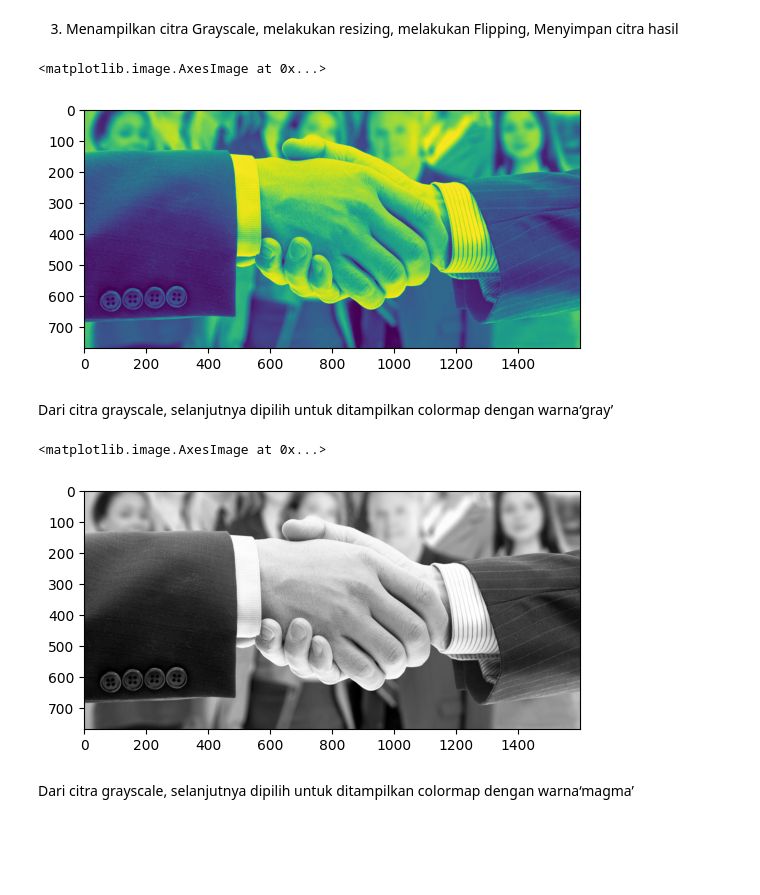
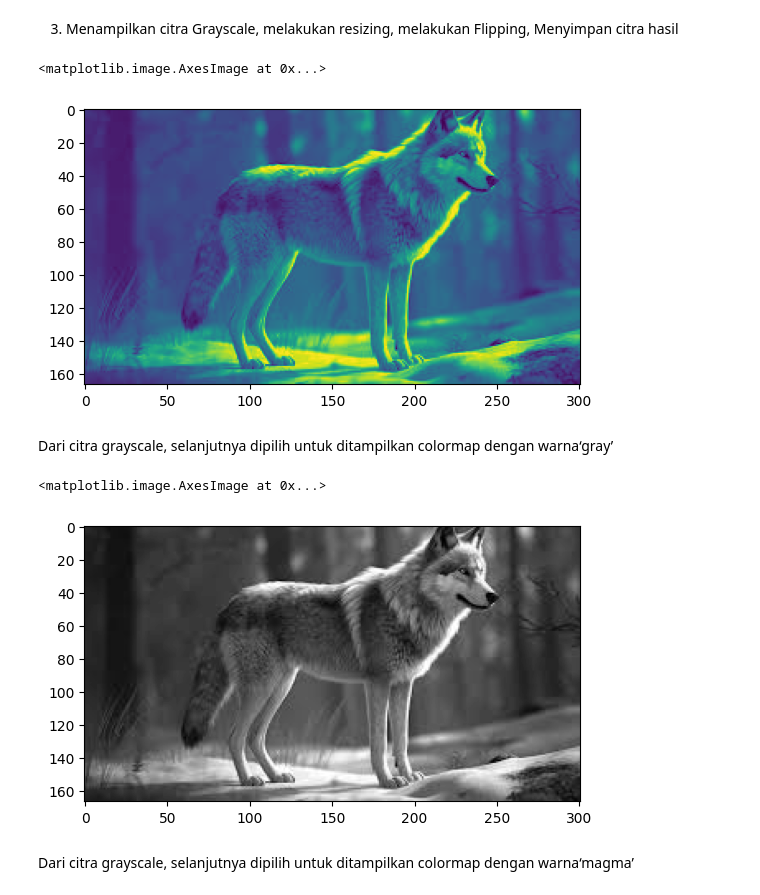
Before and after one commit to Ratnasari124/PCVK_RATNASARI_2024, a Jupyter notebook: week2.ipynb, the cells around one changed output. Cells and saved outputs as stored; diff of their text form; code cells hidden in the pictures; blank space fills up the shorter version.

```diff
--- a/week2.ipynb
+++ b/week2.ipynb
@@ -45,18 +45,18 @@ plt.imshow(img3)
 3. Menampilkan citra Grayscale, melakukan resizing, melakukan Flipping, Menyimpan
 citra hasil
 # %%
-img_gray = cv.imread('/content/drive/MyDrive/tugas pwl ratna/background_customers.jpg', cv.IMREAD_GRAYSCALE)
+img_gray = cv.imread('/content/drive/MyDrive/ratna/serigala.jpeg', cv.IMREAD_GRAYSCALE)
 plt.imshow(img_gray)
 # %% [output]
 <matplotlib.image.AxesImage at 0x...>
-[figure, old version]
+[figure, new version]
 # %% [markdown]
 Dari citra grayscale, selanjutnya dipilih untuk ditampilkan colormap dengan warna‘gray’
 # %%
 plt.imshow(img_gray, cmap='gray')
 # %% [output]
 <matplotlib.image.AxesImage at 0x...>
-[figure, old version]
+[figure, new version]
 # %% [markdown]
 Dari citra grayscale, selanjutnya dipilih untuk ditampilkan colormap dengan warna‘magma’
 # %%
```
Also changed, not shown: parts of 8 cells of this notebook.
